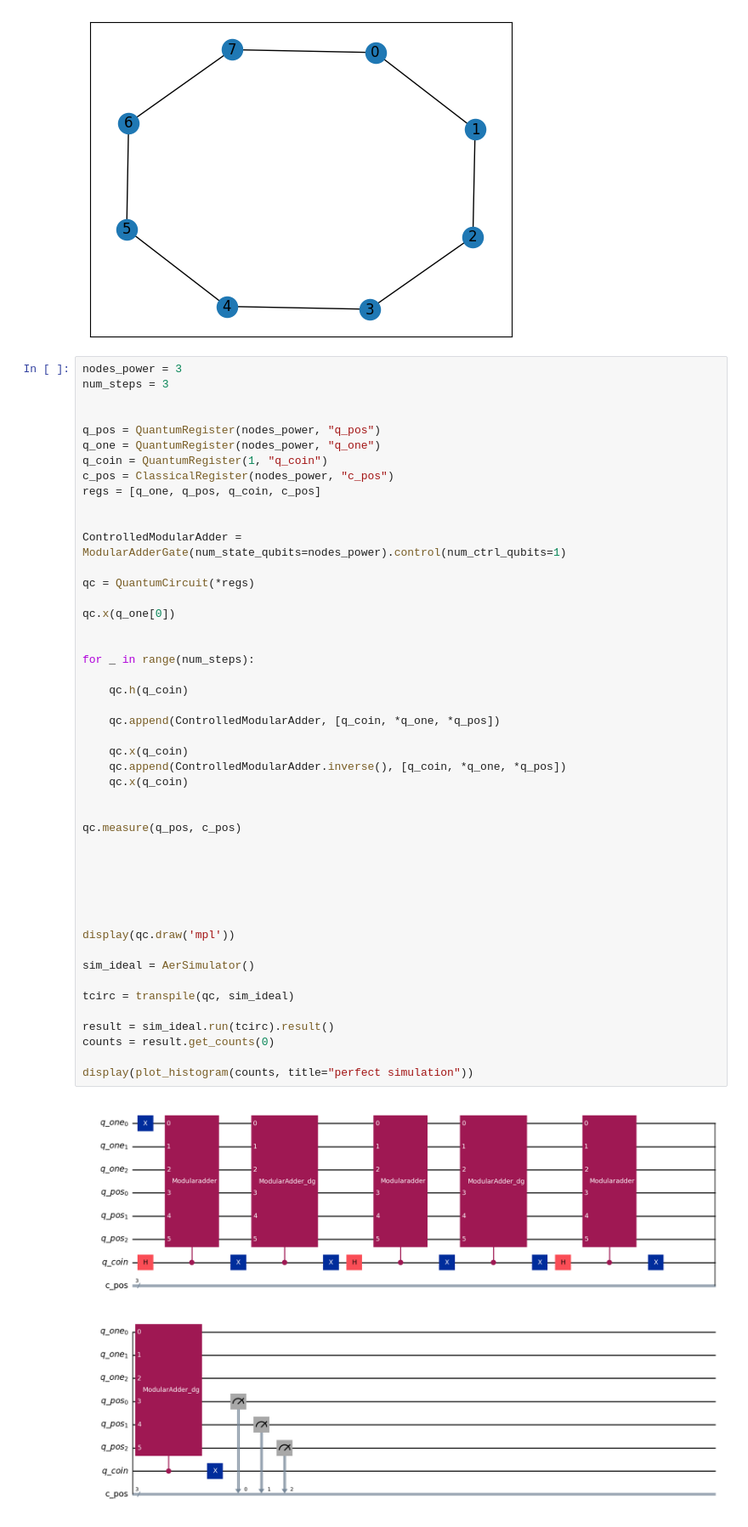
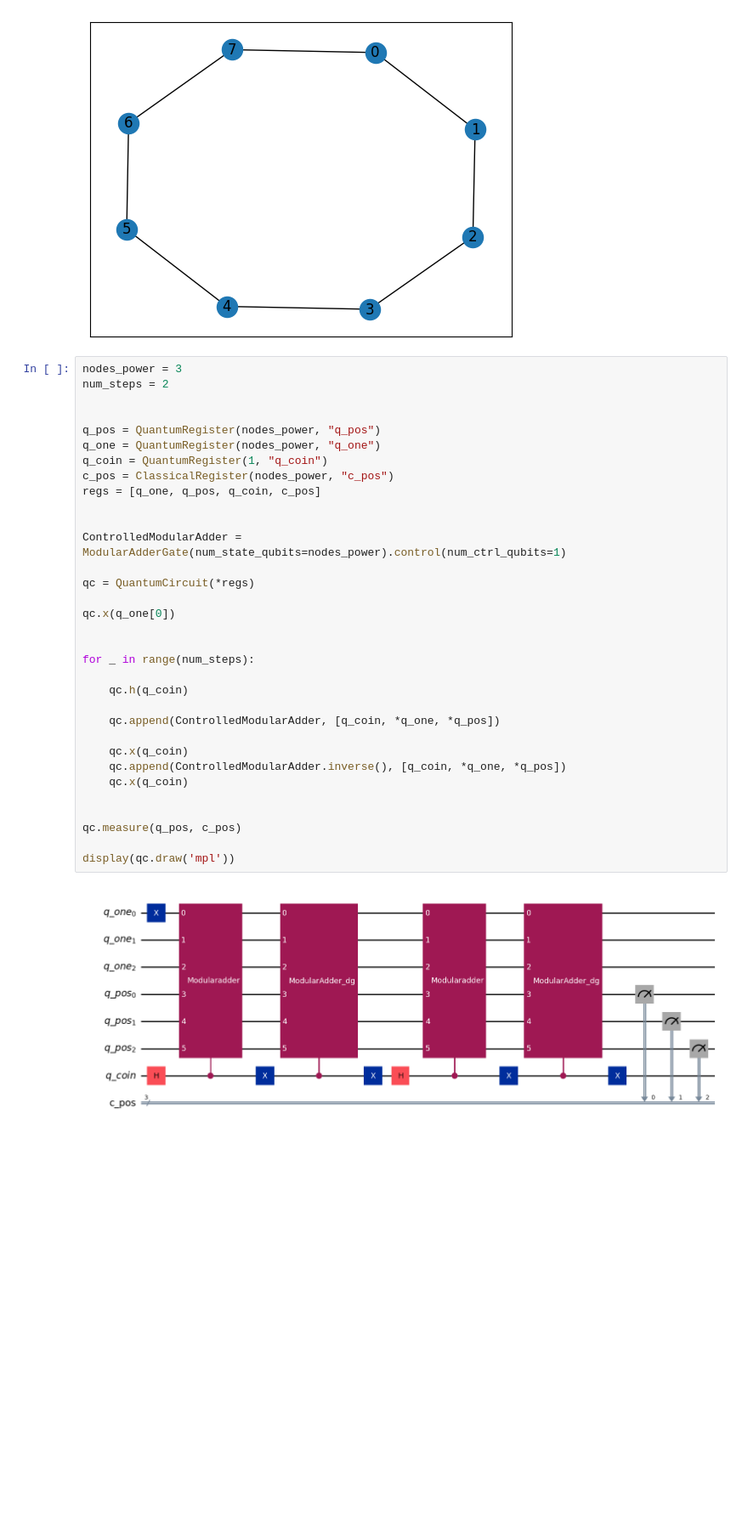
Before and after one commit to filipkojro/qw-defects, a Jupyter notebook: tests.ipynb, the cells around one changed output. Shown at 85% size. Drawn from its saved outputs; the diff is of its cells as text; blank space fills up the shorter version.

Commit message:
walk plot start

```diff
--- a/tests.ipynb
+++ b/tests.ipynb
@@ -61,50 +61,36 @@ nx.draw_networkx(G)
 [figure]
 # %%
 nodes_power = 3
-num_steps = 3
+num_steps = 2
 
 
 q_pos = QuantumRegister(nodes_power, "q_pos")
 q_one = QuantumRegister(nodes_power, "q_one")
 q_coin = QuantumRegister(1, "q_coin")
 c_pos = ClassicalRegister(nodes_power, "c_pos")
 regs = [q_one, q_pos, q_coin, c_pos]
 
 
 ControlledModularAdder = ModularAdderGate(num_state_qubits=nodes_power).control(num_ctrl_qubits=1)
 
 qc = QuantumCircuit(*regs)
 
 qc.x(q_one[0])
 
 
 for _ in range(num_steps):
 
     qc.h(q_coin)
 
     qc.append(ControlledModularAdder, [q_coin, *q_one, *q_pos])
 
     qc.x(q_coin)
     qc.append(ControlledModularAdder.inverse(), [q_coin, *q_one, *q_pos])
     qc.x(q_coin)
 
 
 qc.measure(q_pos, c_pos)
 
-
-
-
-
-
 display(qc.draw('mpl'))
-
-sim_ideal = AerSimulator()
-
-tcirc = transpile(qc, sim_ideal)
-
-result = sim_ideal.run(tcirc).result()
-counts = result.get_counts(0)
-
-display(plot_histogram(counts, title="perfect simulation"))
 # %% [output]
-[figure, old version]
+[figure, new version]
```
Also changed, not shown: parts of 2 cells of this notebook, 1 other file.
